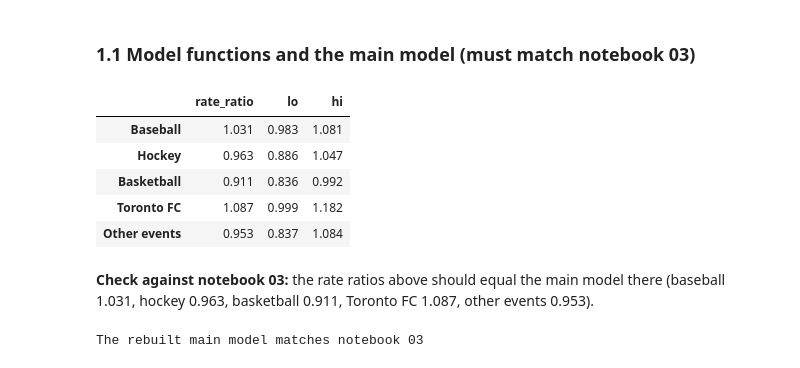
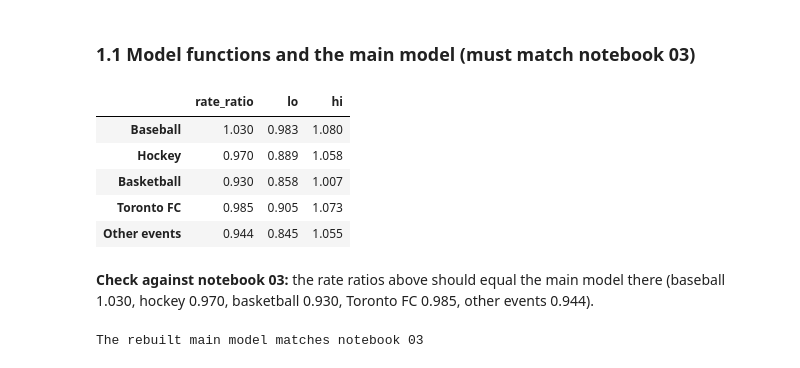
Before and after one commit to SegioMartin/Final-Project-Python-722, a Jupyter notebook: notebooks/04_verification.ipynb, the cells around one changed output. Drawn from its saved outputs; the diff is of its cells as text; code cells hidden in the pictures.

```diff
--- a/notebooks/04_verification.ipynb
+++ b/notebooks/04_verification.ipynb
@@ -63,6 +63,8 @@ day_ctrl = daily[["date", "is_holiday", "temp_mean_c", "rain_mm", "snow_cm", "sn
 BASE = BASE.merge(day_ctrl, on="date", how="left", validate="many_to_one")
 BASE["is_holiday"] = BASE["is_holiday"].astype(int)
 BASE["multi_event_day"] = (BASE["n_events"] >= 2).astype(int)
+# Events with no start time (CNE, TIFF, the marathon) have no hourly window. Their days get their own control, as in notebook 03.
+BASE["untimed_event_day"] = BASE["date"].isin(set(events.loc[events["window_start"].isna(), "date"])).astype(int)
 BASE["heavy_rain"] = (BASE["rain_mm"] >= 10).astype(int)
 BASE["snow_day"] = (BASE["snow_cm"] > 0).astype(int)
 BASE["snow3_over5"] = (BASE["snow_3d_cm"] > 5).astype(int)
@@ -108,46 +110,46 @@ print(f"{len(main_table):,} hours | event-window hours: {int(main_table['in_even
 # %%
 EVENTS_RHS = " + ".join(EVENT_FLAGS)
 TEMP = "C(temp_band, Treatment('10 to 20'))"
-RHS_MAIN = f"C(slot) + C(month) + is_holiday + snow_day + snow3_over5 + {TEMP} + heavy_rain + after_coding_change + multi_event_day"
+RHS_MAIN = f"C(weekday_slot) + C(month) + is_holiday + snow_day + snow3_over5 + {TEMP} + heavy_rain + after_coding_change + multi_event_day + untimed_event_day"
 
 
 def drop_constant_terms(data, rhs):
     """Remove yes/no controls that never vary in a subset (they cannot be estimated)."""
-    for term in ["is_holiday", "snow_day", "snow3_over5", "heavy_rain", "after_coding_change", "multi_event_day"]:
+    for term in ["is_holiday", "snow_day", "snow3_over5", "heavy_rain", "after_coding_change", "multi_event_day", "untimed_event_day"]:
         if data[term].nunique() < 2:
             rhs = rhs.replace(f" + {term}", "")
     return rhs
 
 
 def fit_model(data, rhs=RHS_MAIN, outcome="n_incidents", family="poisson"):
     """Poisson (or negative binomial) regression with standard errors clustered by evening."""
     rhs = drop_constant_terms(data, rhs)
     groups = pd.factorize(data["evening_date"])[0]
     fam = sm.families.Poisson()
     if family == "negbin":
         first = smf.glm(f"{outcome} ~ {EVENTS_RHS} + {rhs}", data=data, family=sm.families.Poisson()).fit()
         mu = first.fittedvalues
         alpha = max(float((((data[outcome] - mu) ** 2 - mu) / mu ** 2).mean()), 1e-3)
         fam = sm.families.NegativeBinomial(alpha=alpha)
     return smf.glm(f"{outcome} ~ {EVENTS_RHS} + {rhs}", data=data, family=fam).fit(cov_type="cluster", cov_kwds={"groups": groups})
 
 
 def event_effects(res):
     ci = res.conf_int()
     t = pd.DataFrame({"rate_ratio": np.exp(res.params), "lo": np.exp(ci[0]), "hi": np.exp(ci[1])}).loc[list(EVENT_FLAGS)]
     return t.rename(index=EVENT_FLAGS)
 
 
 main_effects = event_effects(fit_model(main_table))
 main_effects.round(3)
 # %% [output]
 |  | rate_ratio | lo | hi |
-| Baseball | 1.031 | 0.983 | 1.081 |
-| Hockey | 0.963 | 0.886 | 1.047 |
-| Basketball | 0.911 | 0.836 | 0.992 |
-| Toronto FC | 1.087 | 0.999 | 1.182 |
-| Other events | 0.953 | 0.837 | 1.084 |
+| Baseball | 1.030 | 0.983 | 1.080 |
+| Hockey | 0.970 | 0.889 | 1.058 |
+| Basketball | 0.930 | 0.858 | 1.007 |
+| Toronto FC | 0.985 | 0.905 | 1.073 |
+| Other events | 0.944 | 0.845 | 1.055 |
 # %% [markdown]
 **Check against notebook 03:** the rate ratios above should equal the main model there
-(baseball 1.031, hockey 0.963, basketball 0.911, Toronto FC 1.087, other events 0.953).
+(baseball 1.030, hockey 0.970, basketball 0.930, Toronto FC 0.985, other events 0.944).
 # %%
```
Also changed, not shown: parts of 14 cells of this notebook, 2 other files.
